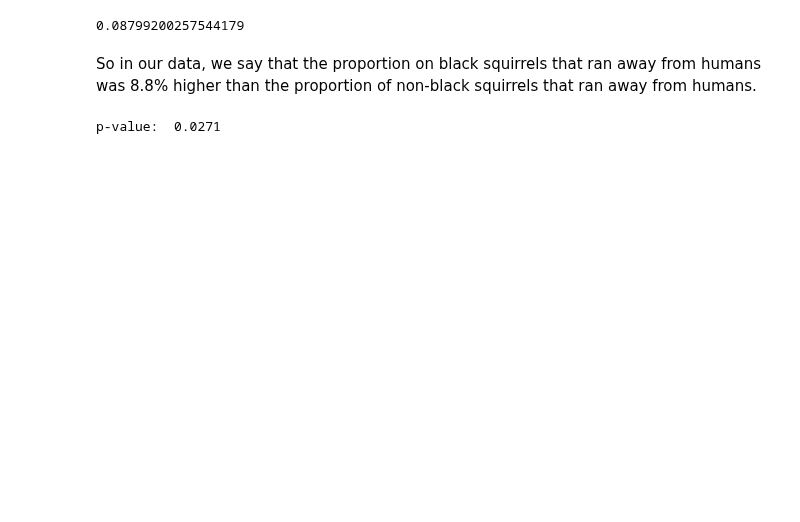
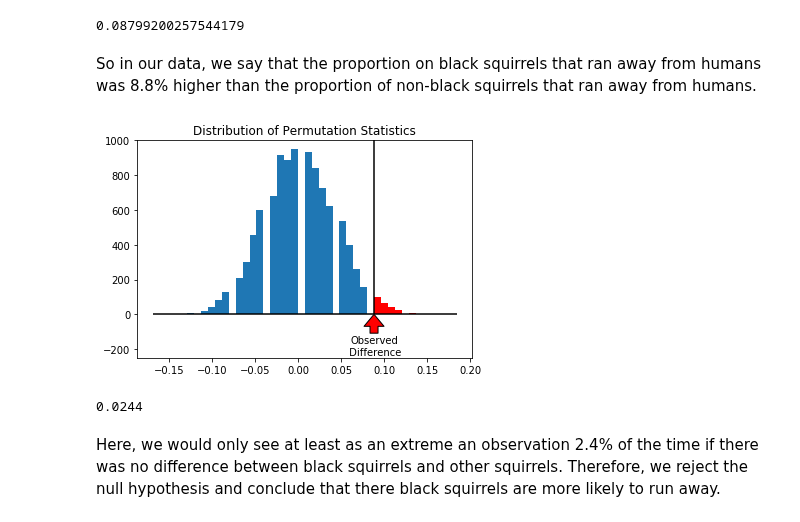
Before and after one commit to NSS-Data-Instructional-Stuff/stats-for-data-science, a Jupyter notebook: notebooks/Hypothesis_Testing_Part_2_Permutation_Tests.ipynb, the cells around one changed output. Drawn from its saved outputs; the diff is of its cells as text; code cells hidden in the pictures; blank space fills up the shorter version.

```diff
--- a/notebooks/Hypothesis_Testing_Part_2_Permutation_Tests.ipynb
+++ b/notebooks/Hypothesis_Testing_Part_2_Permutation_Tests.ipynb
@@ -131,6 +102,5 @@ squirrels['Black'] = squirrels['Primary Fur Color'] == 'Black'
 # %%
-observed_difference = len(squirrels[(squirrels['Black'] == True) & (squirrels['Runs from'] == True)]) / len(squirrels[squirrels['Black'] == True]) - len(squirrels[(squirrels['Black'] == False) & (squirrels['Runs from'] == True)]) / len(squirrels[squirrels['Black'] == False])
-
+observed_difference = np.mean(squirrels[squirrels['Black'] == True]['Runs from']) - np.mean(squirrels[squirrels['Black'] == False]['Runs from'])
 observed_difference
 # %% [output]
 0.08799200257544179
@@ -150,5 +112,12 @@ for i in range(num_permutations):
-# %%
-print('p-value: ',
-      len([x for x in permutation_differences if x >= observed_difference]) / len(permutation_differences))
-# %% [output]
-p-value:  0.0271
+# %%
+permutation_differences = generate_permutations(values = run, label_count = num_black)
+# %%
+permutation_test_plot(permutation_differences, observed_difference, alternative = 'larger')
+# %% [output]
+[figure, added]
+# %%
+permutation_test_p(permutation_differences, observed_difference, alternative = 'larger')
+# %% [output]
+0.0244
+# %% [markdown]
+Here, we would only see at least as an extreme an observation 2.4% of the time if there was no difference between black squirrels and other squirrels. Therefore, we reject the null hypothesis and conclude that there black squirrels are more likely to run away.
```
Also changed, not shown: parts of 25 cells of this notebook, 1 other file.
